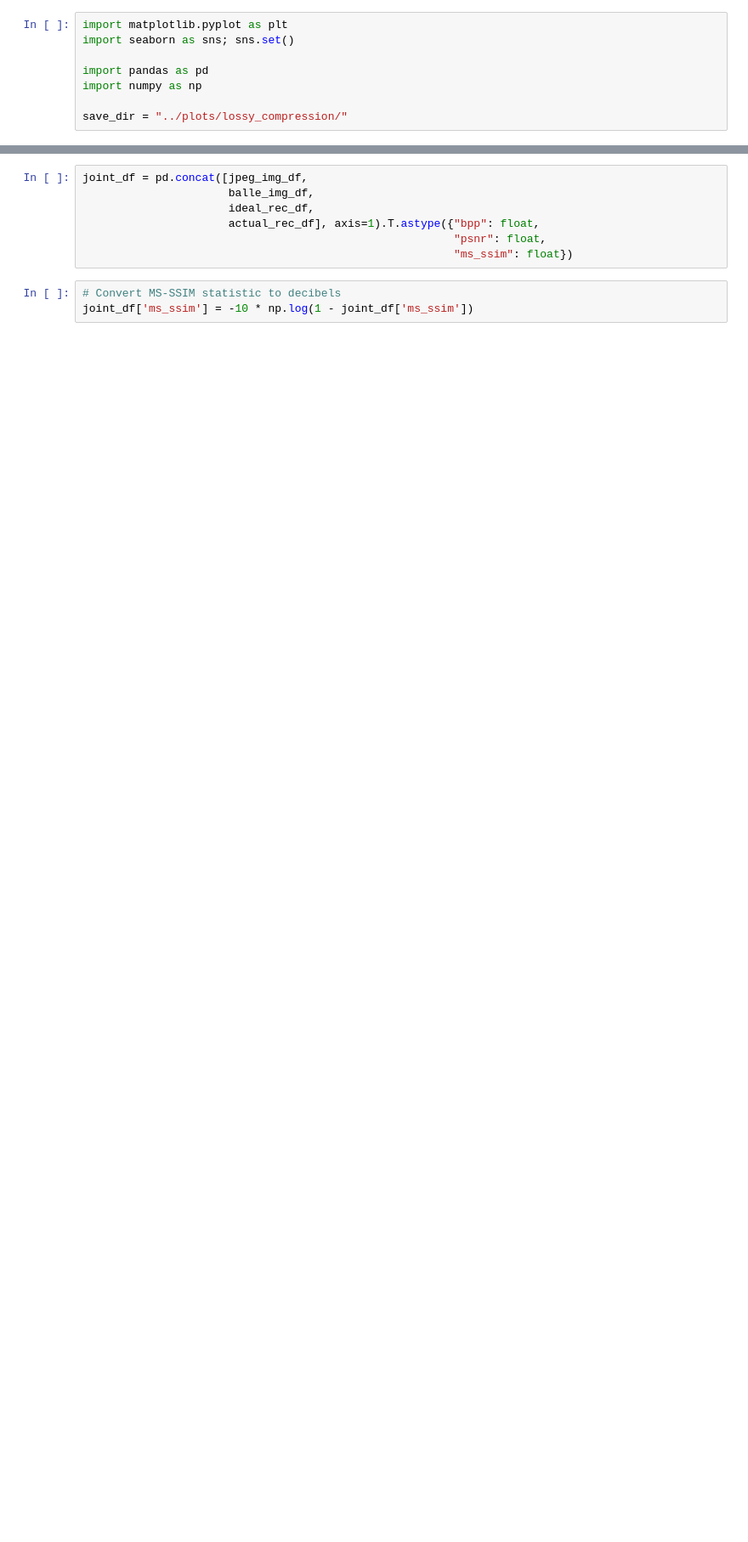
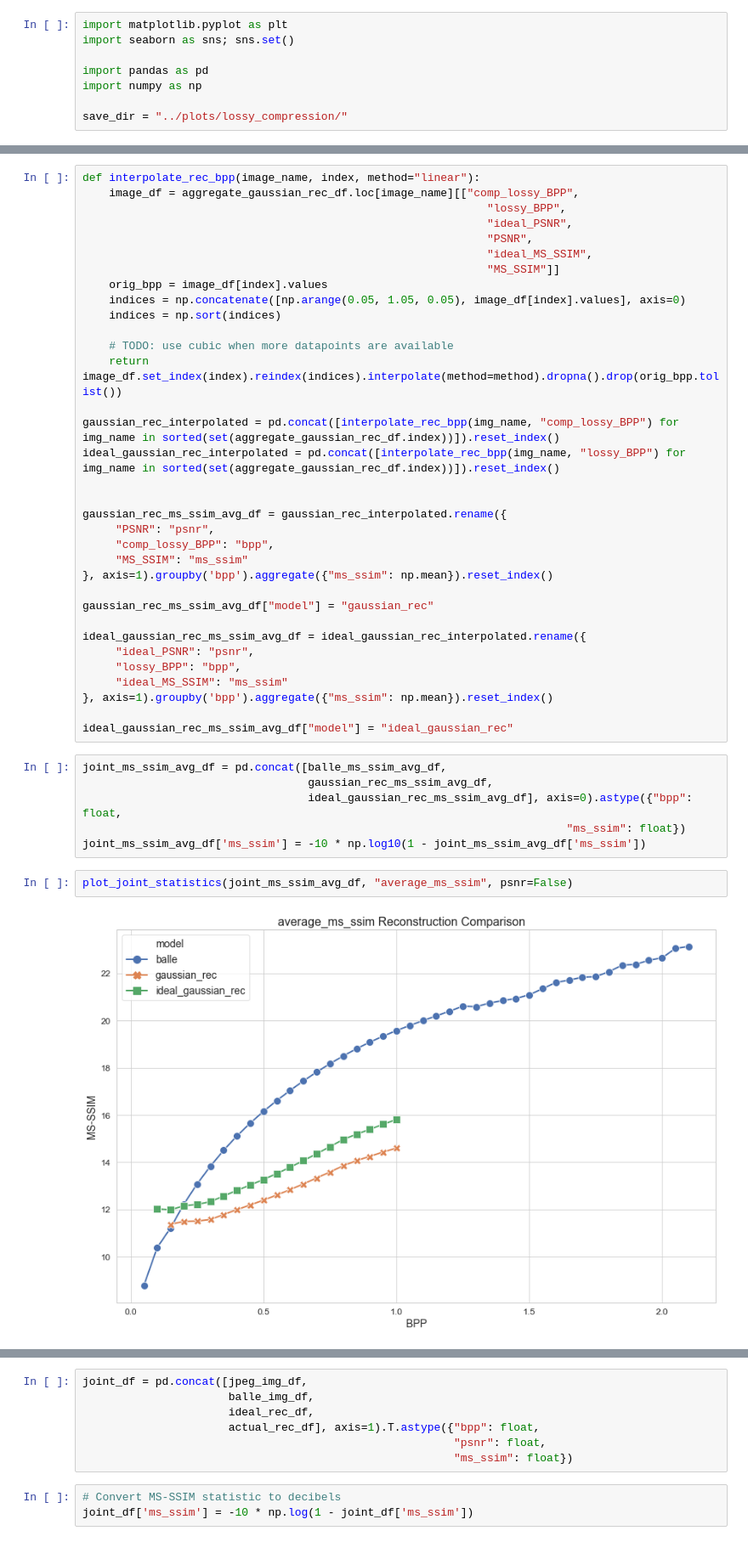
Before and after one commit to gergely-flamich/relative-entropy-coding, a Jupyter notebook: notebooks/Lossy Compression Performance Visualization.ipynb, the cells around one changed output, grey strips where cells are left out. Shown at 85% size. Saved outputs shown, nothing was run; the diff lists cells and outputs as text; blank space fills up the shorter version.

```diff
--- a/notebooks/Lossy Compression Performance Visualization.ipynb
+++ b/notebooks/Lossy Compression Performance Visualization.ipynb
@@ -29,0 +190,44 @@ with open(rec_clic_stats_file, 'r') as f:
+# %%
+def interpolate_rec_bpp(image_name, index, method="linear"):
+    image_df = aggregate_gaussian_rec_df.loc[image_name][["comp_lossy_BPP",
+                                                             "lossy_BPP",
+                                                             "ideal_PSNR",
+                                                             "PSNR",
+                                                             "ideal_MS_SSIM",
+                                                             "MS_SSIM"]]
+    orig_bpp = image_df[index].values
+    indices = np.concatenate([np.arange(0.05, 1.05, 0.05), image_df[index].values], axis=0)
+    indices = np.sort(indices)
+
+    # TODO: use cubic when more datapoints are available
+    return image_df.set_index(index).reindex(indices).interpolate(method=method).dropna().drop(orig_bpp.tolist())
+
+gaussian_rec_interpolated = pd.concat([interpolate_rec_bpp(img_name, "comp_lossy_BPP") for img_name in sorted(set(aggregate_gaussian_rec_df.index))]).reset_index()
+ideal_gaussian_rec_interpolated = pd.concat([interpolate_rec_bpp(img_name, "lossy_BPP") for img_name in sorted(set(aggregate_gaussian_rec_df.index))]).reset_index()
+
+
+gaussian_rec_ms_ssim_avg_df = gaussian_rec_interpolated.rename({
+     "PSNR": "psnr",
+     "comp_lossy_BPP": "bpp",
+     "MS_SSIM": "ms_ssim"
+}, axis=1).groupby('bpp').aggregate({"ms_ssim": np.mean}).reset_index()
+
+gaussian_rec_ms_ssim_avg_df["model"] = "gaussian_rec"
+
+ideal_gaussian_rec_ms_ssim_avg_df = ideal_gaussian_rec_interpolated.rename({
+     "ideal_PSNR": "psnr",
+     "lossy_BPP": "bpp",
+     "ideal_MS_SSIM": "ms_ssim"
+}, axis=1).groupby('bpp').aggregate({"ms_ssim": np.mean}).reset_index()
+
+ideal_gaussian_rec_ms_ssim_avg_df["model"] = "ideal_gaussian_rec"
+# %%
+joint_ms_ssim_avg_df = pd.concat([balle_ms_ssim_avg_df,
+                                  gaussian_rec_ms_ssim_avg_df,
+                                  ideal_gaussian_rec_ms_ssim_avg_df], axis=0).astype({"bpp": float,
+                                                                         "ms_ssim": float})
+joint_ms_ssim_avg_df['ms_ssim'] = -10 * np.log10(1 - joint_ms_ssim_avg_df['ms_ssim'])
+# %%
+plot_joint_statistics(joint_ms_ssim_avg_df, "average_ms_ssim", psnr=False)
+# %% [output]
+[figure, added]
```
Also changed, not shown: parts of 15 cells of this notebook, 16 other files.
